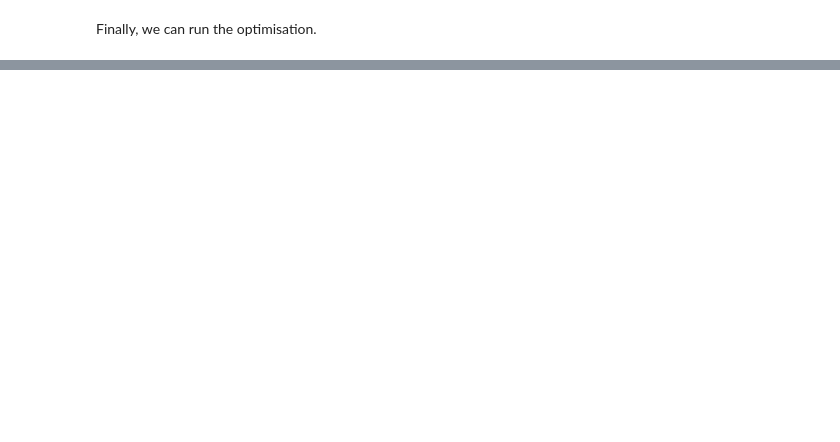
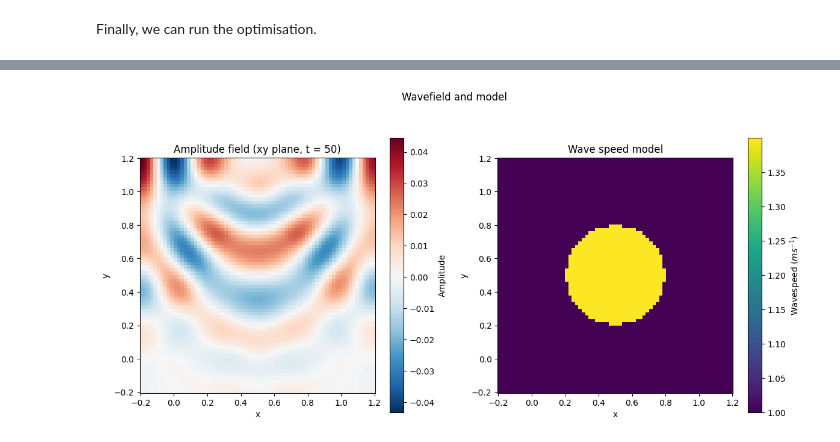
Before and after one commit to Commit2Cosmos/Transcranial-Ultrasound-ODIL, a Jupyter notebook: notebooks/examples/forward.ipynb, the cells around one changed output, grey strips where cells are left out. Saved outputs shown, nothing was run; the diff lists cells and outputs as text; code cells hidden in the pictures; blank space fills up the shorter version.

```diff
--- a/notebooks/examples/forward.ipynb
+++ b/notebooks/examples/forward.ipynb
@@ -108,4 +108,4 @@ grad max: 2.766826
 # %% [markdown]
 Finally, we can run the optimisation.
 # %%
-per_shot_wavefields, tape = optimiser.minimise()
+per_shot_wavefields, tape = optimiser.minimise(maxiter=1000, ftol=1e-6, gtol=1e-8)
@@ -124,0 +131,4 @@ tape.result
+# %%
+per_shot_wavefields[0].show(idx=50)
+# %% [output]
+[figure, added]
```
Also changed, not shown: parts of 9 cells of this notebook.
